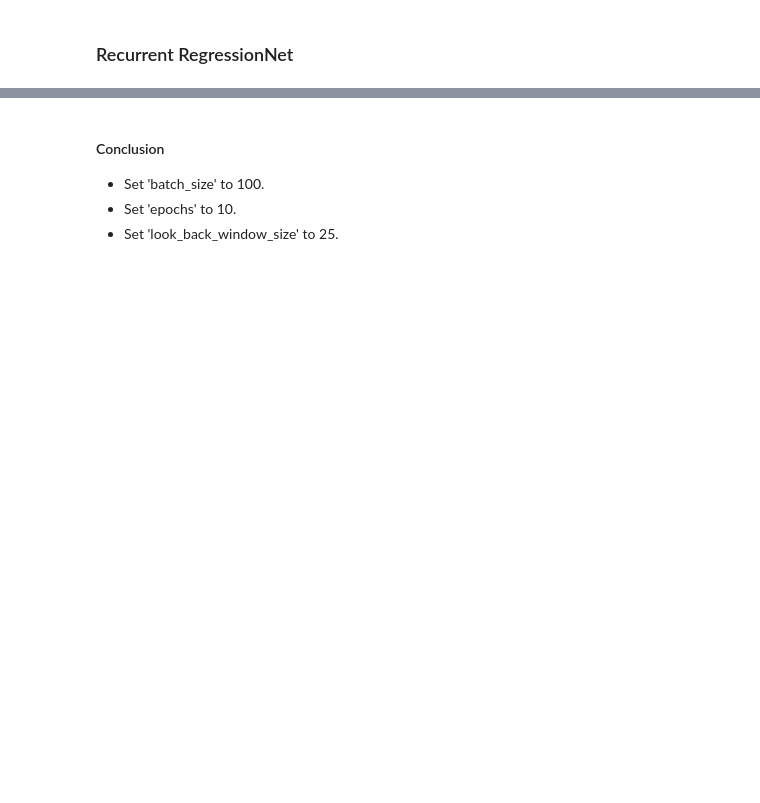
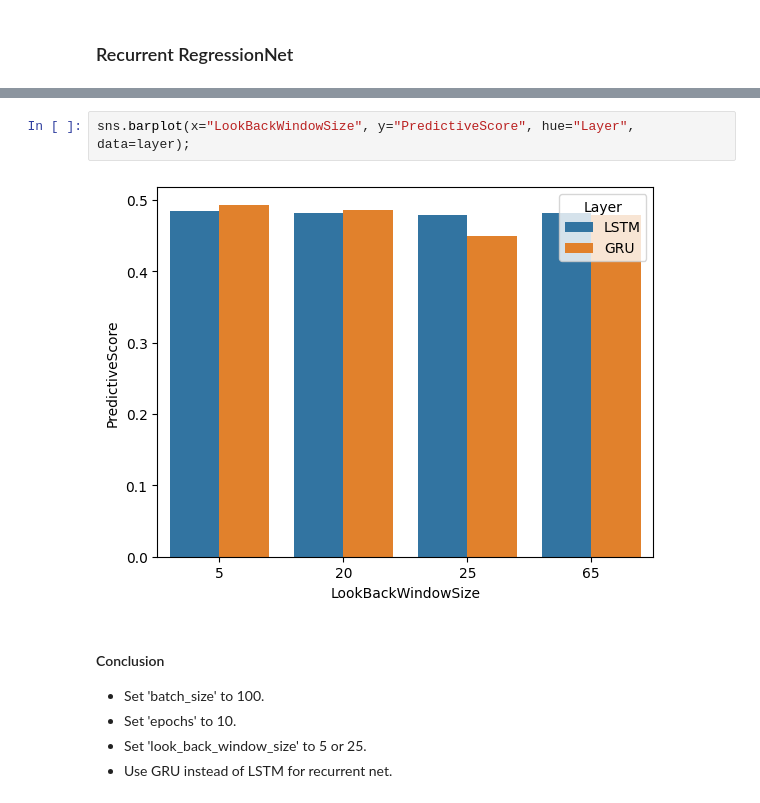
Before and after one commit to domreichl/trading-ml, a Jupyter notebook: notebooks/tuning/hypertuning_neural_nets.ipynb, the cells around one changed output, grey strips where cells are left out. Cells and saved outputs as stored; diff of their text form; blank space fills up the shorter version.

```diff
--- a/notebooks/tuning/hypertuning_neural_nets.ipynb
+++ b/notebooks/tuning/hypertuning_neural_nets.ipynb
@@ -42,5 +43,10 @@ sns.barplot(x="LookBackWindowSize", y="RMSE", data=rec);
+# %%
+sns.barplot(x="LookBackWindowSize", y="PredictiveScore", hue="Layer", data=layer);
+# %% [output]
+[figure, added]
 # %% [markdown]
 #### Conclusion
 - Set 'batch_size' to 100.
 - Set 'epochs' to 10.
-- Set 'look_back_window_size' to 25.
+- Set 'look_back_window_size' to 5 or 25.
+- Use GRU instead of LSTM for recurrent net.
```
Also changed, not shown: parts of 4 cells of this notebook, 8 other files.
